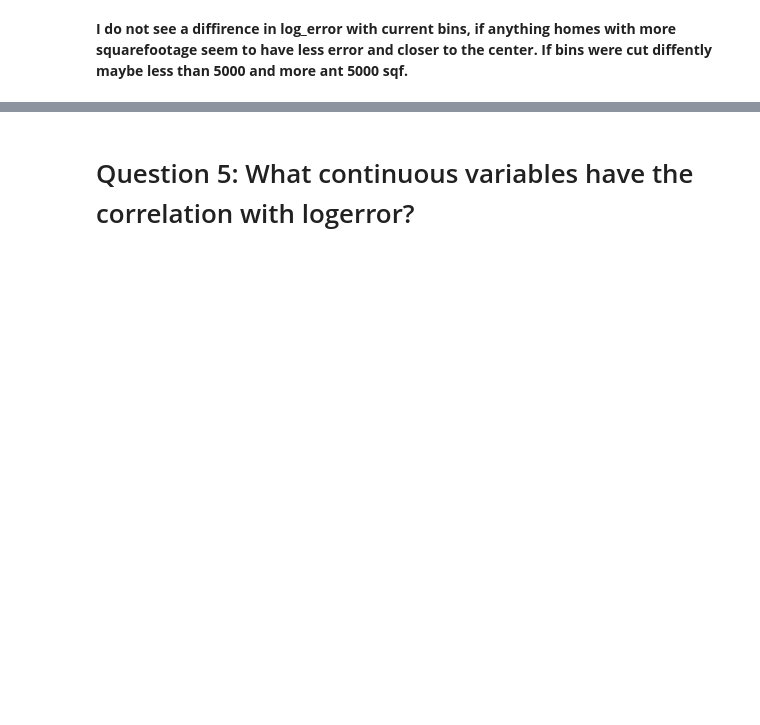
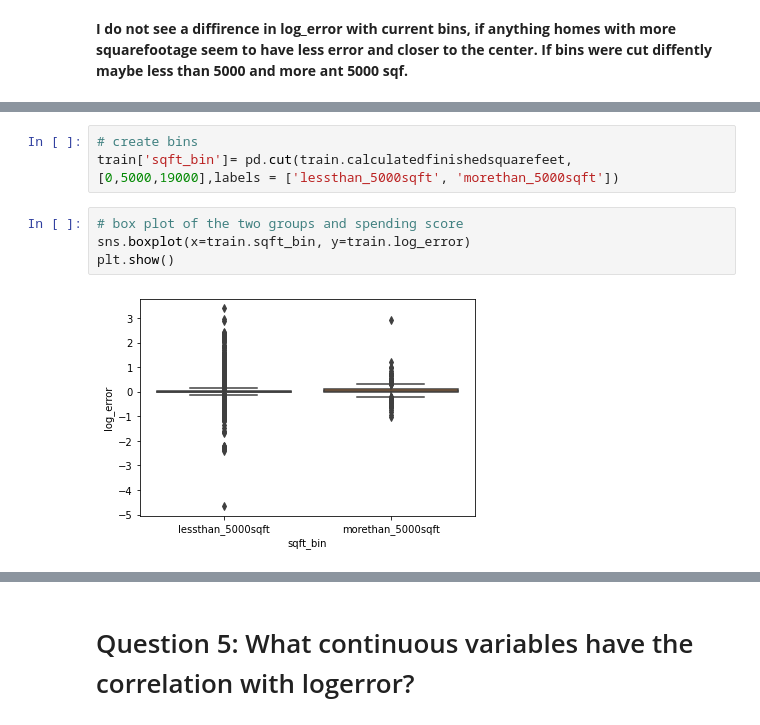
Before and after one commit to Yvette-Ibarra/clustering-exercises, a Jupyter notebook: explore_zillow.ipynb, the cells around one changed output, grey strips where cells are left out. Saved outputs shown, nothing was run; the diff lists cells and outputs as text; blank space fills up the shorter version.

```diff
--- a/explore_zillow.ipynb
+++ b/explore_zillow.ipynb
@@ -257,0 +281,9 @@ plt.show()
+# %%
+# create bins
+train['sqft_bin']= pd.cut(train.calculatedfinishedsquarefeet,[0,5000,19000],labels = ['lessthan_5000sqft', 'morethan_5000sqft'])
+# %%
+# box plot of the two groups and spending score
+sns.boxplot(x=train.sqft_bin, y=train.log_error)
+plt.show()
+# %% [output]
+[figure, added]
```
Also changed, not shown: parts of 29 cells of this notebook.
